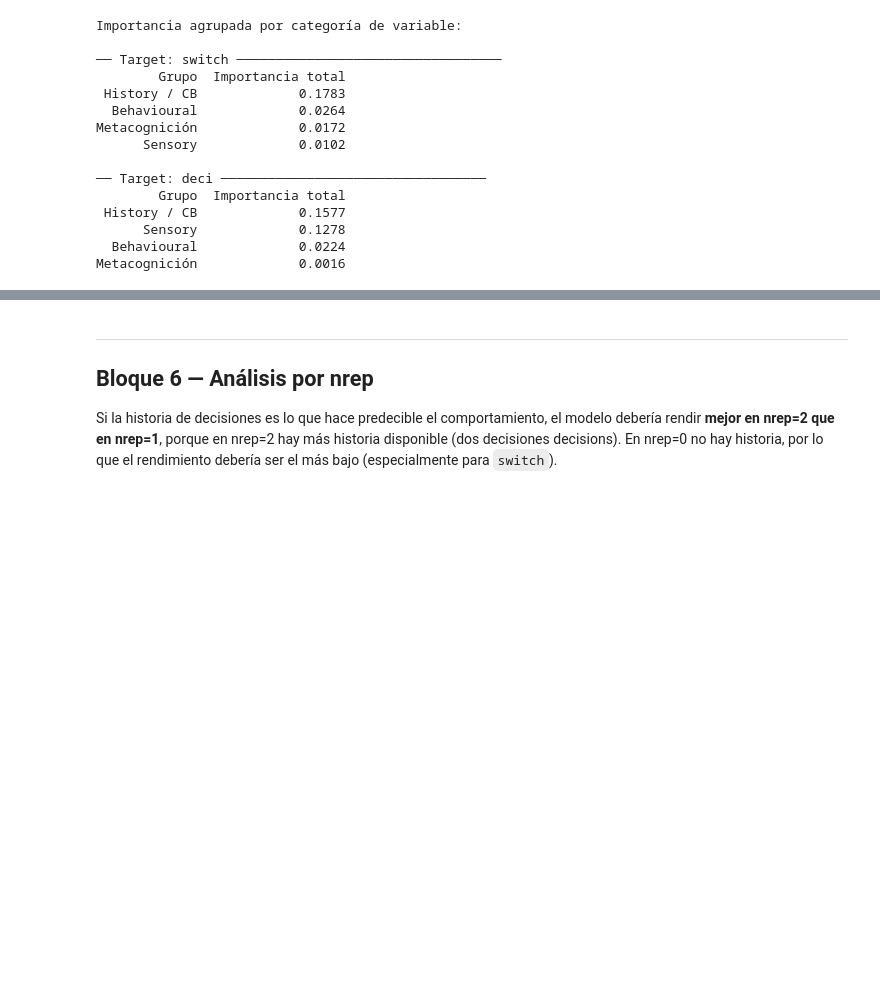
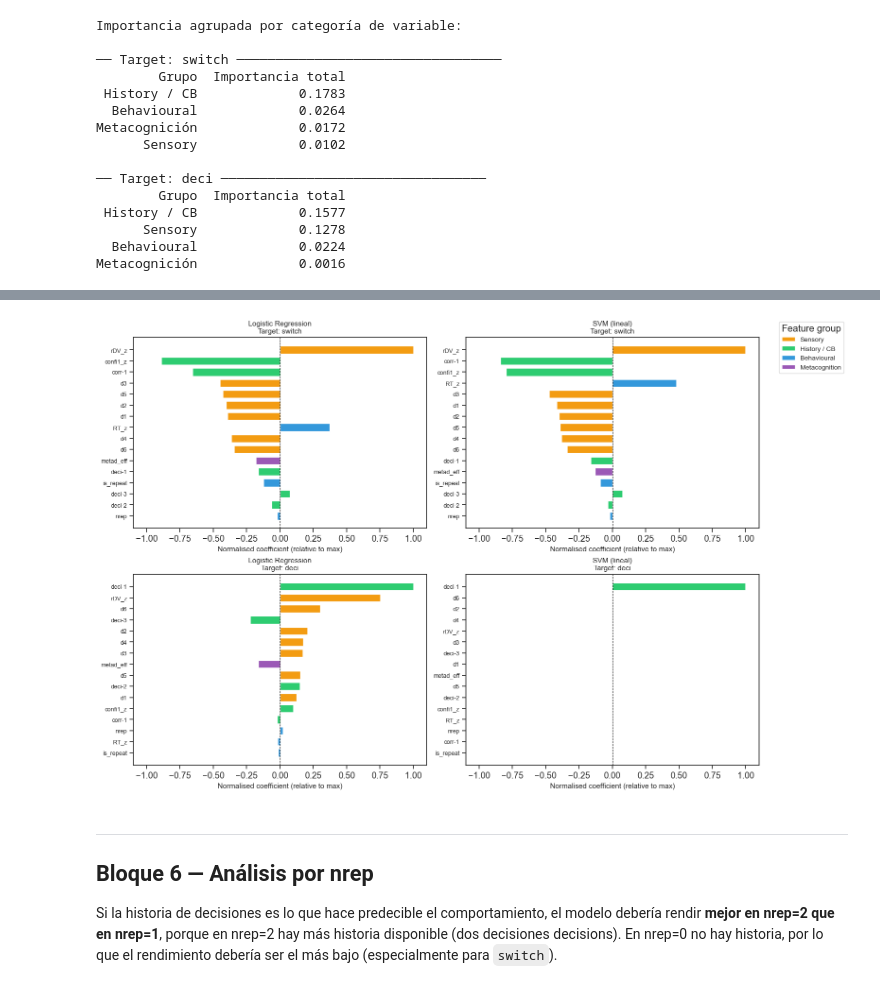
Before and after one commit to martinanapoli/TFG_MARTINA, a Jupyter notebook: ML_Martina_v2.ipynb, the cells around one changed output, grey strips where cells are left out. Cells and saved outputs as stored; diff of their text form; code cells hidden in the pictures; blank space fills up the shorter version.

```diff
--- a/ML_Martina_v2.ipynb
+++ b/ML_Martina_v2.ipynb
@@ -754,3 +759,66 @@ Metacognición             0.0016
+# %%
+# ── Cell 15b: Signed coefficients — Logistic Regression & SVM (linear) ─────
+# Coefficients normalised to [-1, 1] per model so all features are visible.
+# Raw coef_ are in standardised units (after StandardScaler), so direction
+# and relative magnitude within a model are preserved.
+
+color_map = {}
+for f in all_features:
+    if f in sensory_features:   color_map[f] = '#f39c12'
+    elif f in history_features: color_map[f] = '#2ecc71'
+    elif f in behav_features:   color_map[f] = '#3498db'
+    else:                       color_map[f] = '#9b59b6'
+
+linear_models = ['Logistic Regression', 'SVM (lineal)']
+targets = [
+    ('switch', df_switch, y_sw),
+    ('deci',   df_deci,   y_dc),
+]
+
+fig, axes = plt.subplots(
+    len(targets), len(linear_models),
+    figsize=(14, 5 * len(targets)),
+    constrained_layout=True
+)
+
+for row, (target_name, X, y) in enumerate(targets):
+    for col, model_name in enumerate(linear_models):
+        ax = axes[row, col]
+
+        pipe = models[model_name]
+        pipe.fit(X[all_features], y)
+        coefs = pipe.named_steps['clf'].coef_[0]
+
+        # Normalise to [-1, 1] so dominant features don't hide the rest
+        max_abs = np.abs(coefs).max()
+        coefs_norm = coefs / max_abs if max_abs > 0 else coefs
+
+        coef_df = pd.DataFrame({
+            'feature': all_features,
+            'coef':    coefs_norm,
+            'color':   [color_map[f] for f in all_features],
+        }).sort_values('coef', key=abs, ascending=True)
+
+        ax.barh(coef_df['feature'], coef_df['coef'],
+                color=coef_df['color'], edgecolor='white', height=0.7)
+        ax.axvline(0, color='black', linewidth=0.8, linestyle='--')
+        ax.set_xlim(-1.1, 1.1)
+        ax.set_xlabel('Normalised coefficient (relative to max)', fontsize=11)
+        ax.set_title(f'{model_name}\nTarget: {target_name}', fontsize=11)
+        ax.tick_params(axis='y', labelsize=9)
+
+from matplotlib.patches import Patch
+legend_elements = [
+    Patch(facecolor='#f39c12', label='Sensory'),
+    Patch(facecolor='#2ecc71', label='History / CB'),
+    Patch(facecolor='#3498db', label='Behavioural'),
+    Patch(facecolor='#9b59b6', label='Metacognition'),
+]
+fig.legend(handles=legend_elements, loc='upper right',
+           bbox_to_anchor=(1.13, 1), fontsize=10, title='Feature group')
+plt.show()
+# %% [output]
+[figure, added]
 # %% [markdown]
 ---
 ## Bloque 6 — Análisis por nrep
```
Also changed, not shown: parts of 1 cell of this notebook.
